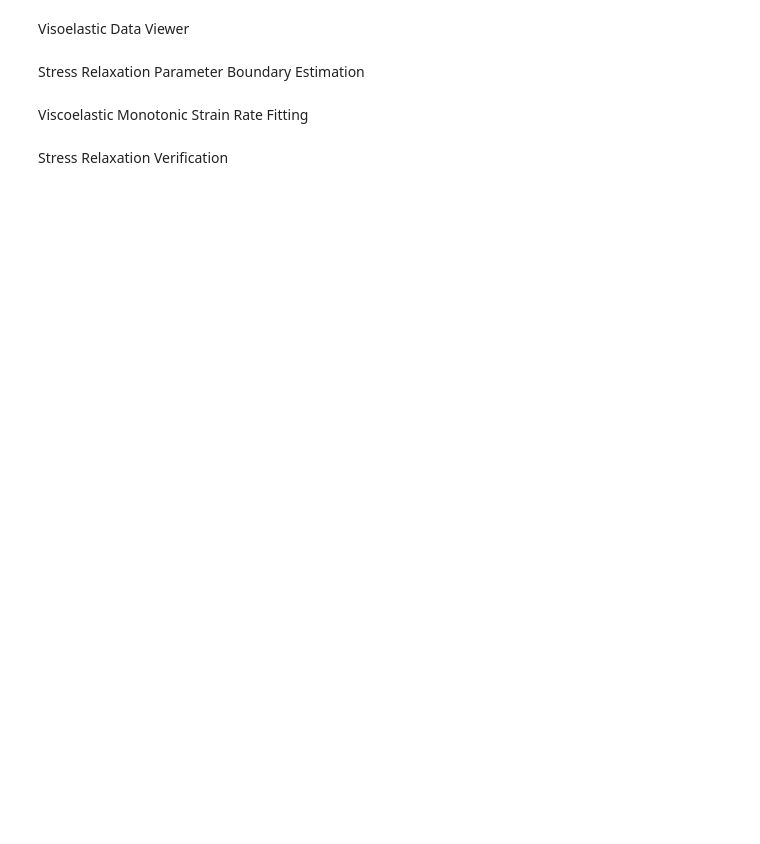
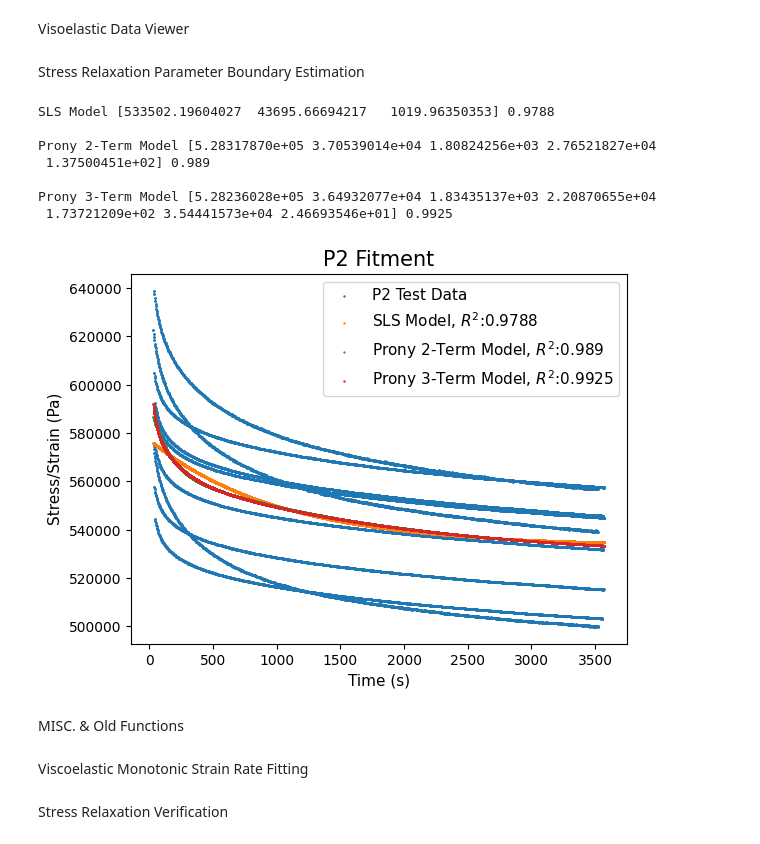
Before and after one commit to TheDuckenEngineer/PVC-Tensile-Experiment, a Jupyter notebook: Viscoelastic fitting.ipynb, the cells around one changed output. Saved outputs shown, nothing was run; the diff lists cells and outputs as text; code cells hidden in the pictures; blank space fills up the shorter version.

Commit message:
updated the visoelastic function to curve fit with the stress relaxation data.

```diff
--- a/Viscoelastic fitting.ipynb
+++ b/Viscoelastic fitting.ipynb
@@ -16,12 +16,12 @@ from pvc_tensile_experiment.Functions import *
 
 
 modelBoundaries = list([[(1e5, 1e6), (0.5e4, 1e5), (500, 1200)], # SLS
-                        [(1e5, 1e6), (0.5e4, 1e5), (500, 1200), (1e3, 1e5), (50, 300)], # Proney 2 term
-                        [(1e5, 1e6), (0.5e4, 1e5), (500, 1200), (1e4, 1e5), (100, 500), (1e3, 1e5), (50, 500)] # Proney 3 term
+                        [(1e5, 1e6), (0.5e4, 1e5), (1000, 2000), (1e3, 1e5), (50, 200)], # Proney 2 term
+                        [(1e5, 1e6), (0.5e4, 1e5), (1000, 2000), (1e3, 1e5), (90, 200), (1e3, 1e5), (20, 100)] # Proney 3 term
                         ])
 
 
-def ViscoelaticFitting(modelBoundaries, plastiRatio):
+def StressRelaxFitting(modelBoundaries, plastiRatio):
     # these equations are normalized to stress/strain
     def SLS(params, t):
         EInf, E1, tau = params
@@ -34,18 +34,6 @@ def ViscoelaticFitting(modelBoundaries, plastiRatio):
     def Prony3Term(params, t):
         EInf, E1, tau1, E2, tau2, E3, tau3 = params
         return EInf + E1*np.exp(-t/tau1) + E2*np.exp(-t/tau2) + E3*np.exp(-t/tau3)
-
-    def StressRelaxationRegionSelector(strainRate):
-        # find the increasing strain regions
-        startIndices = np.where(np.diff(strainRate) > 3e-3)[0]
-        startIndices = np.delete(startIndices, np.where(np.diff(startIndices) == 1)) - 5
-        startIndices = np.delete(startIndices, 0)
-        startIndices = np.insert(startIndices, 0, 1)
-
-        # get the end indices based on the points before the start of the next region
-        endIndices = np.array([startIndices[1] - 50, startIndices[2] - 50, len(strainRate) - 130])
-        regions = np.array([startIndices, endIndices])
-        return regions
 
     def RSquared(yTrue, yPredict):
         ssResidual = np.sum((yTrue - yPredict)**2)
@@ -84,10 +72,11 @@ def ViscoelaticFitting(modelBoundaries, plastiRatio):
 
     # store the elongation regions to determine the coefficient of determination
     Data = np.zeros([0, 4])
-    rSquared = []
 
     # define a dictionary to store the model coefficient
     fitResults = {}
+    rSquared = []
+
 
     for name, (model, boundaries) in models.items():
         # determine the length of the coefficient parameters
@@ -124,35 +113,45 @@ def ViscoelaticFitting(modelBoundaries, plastiRatio):
                     params = FitModel(model, expTimeFit, normStressFit, boundaries)
                     FitCoefficients = np.vstack([FitCoefficients, params])
                     rSquared.append(RSquared(normStressFit, models[name][0](params, expTimeFit)))
 
                 # store stress and strain into arrays for data fitting.
                 Data = np.vstack([Data, np.array([expTimeFit, strainFit, stressFit, normStressFit]).T])
 
         # sort data based on time
         Data = Data[Data[::, 0].argsort()]
 
         # average the fitted coefficients and store them
         fitResults[name] = (np.mean(FitCoefficients, axis = 0), np.round(np.mean(rSquared), 4))
 
         # show the results
         print(name, fitResults[name][0], fitResults[name][1], '\n')
 
 
     # plot the fitment region
     plt.scatter(Data[::, 0], Data[::, 3], s = markerSize, label = f'{plastiRatio} Test Data')
 
     # plot the model
     for name, (params) in fitResults.items():
         plt.scatter(Data[::, 0], models[name][0](fitResults[name][0], Data[::, 0]), s = markerSize, label = f'{name}, $R^2$:{fitResults[name][1]}')
         plt.xlabel('Time (s)', fontsize = axisSize)
         plt.ylabel('Stress/Strain (Pa)', fontsize = axisSize)
         plt.title(f'{plastiRatio} Fitment', fontsize = titleSize)
         plt.legend(fontsize = legendSize)
-
     return Data, fitResults
 
 plastiRatio = 'P2'
-Data, fitResults = ViscoelaticFitting(modelBoundaries, plastiRatio)
+Data, fitResults = StressRelaxFitting(modelBoundaries, plastiRatio)
+# %% [output]
+SLS Model [533502.19604027  43695.66694217   1019.96350353] 0.9788
+
+Prony 2-Term Model [5.28317870e+05 3.70539014e+04 1.80824256e+03 2.76521827e+04
+ 1.37500451e+02] 0.989
+
+Prony 3-Term Model [5.28236028e+05 3.64932077e+04 1.83435137e+03 2.20870655e+04
+ 1.73721209e+02 3.54441573e+04 2.46693546e+01] 0.9925
+[figure, added]
+# %% [markdown]
+MISC. & Old Functions
 # %% [markdown]
 Viscoelastic Monotonic Strain Rate Fitting
 # %%
```
Also changed, not shown: parts of 4 cells of this notebook.
